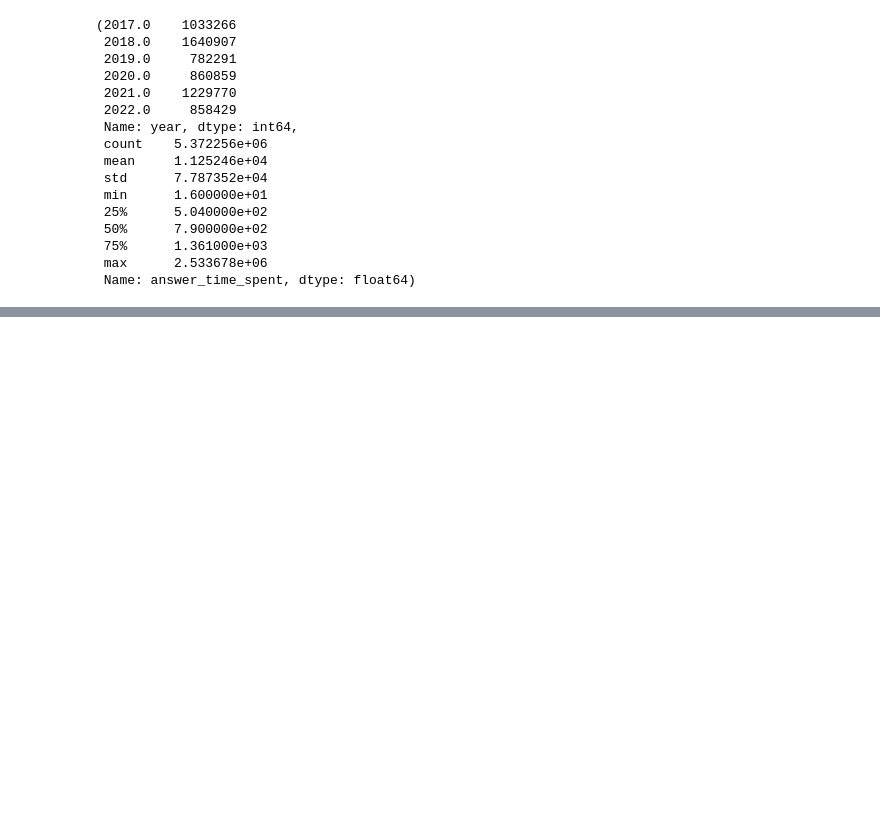
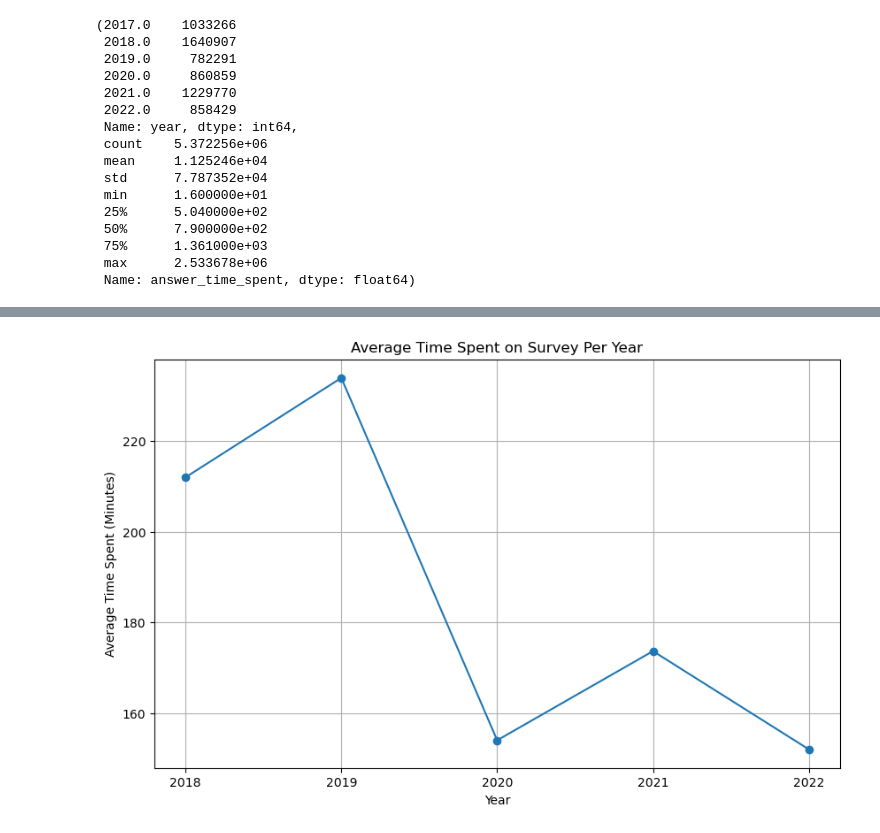
Before and after one commit to raj-rajat/kaggle-survey-2017-2022-long-format, a Jupyter notebook: kaggle-survey-2017-2022-long-format.ipynb, the cells around one changed output, grey strips where cells are left out. Saved outputs shown, nothing was run; the diff lists cells and outputs as text; code cells hidden in the pictures; blank space fills up the shorter version.

Commit message:
Kaggle Notebook | kaggle-survey-2017-2022-long-format | Version 7

```diff
--- a/kaggle-survey-2017-2022-long-format.ipynb
+++ b/kaggle-survey-2017-2022-long-format.ipynb
@@ -123,0 +218,5 @@ memory usage: 293.2+ MB
+# %%
+# Calculate the average answer_time_spent per year
+df_answer_time_by_year = df_answer.groupby('year')['answer_time_spent'].mean()
+
+df_answer_time_by_year
@@ -123,0 +232,12 @@ memory usage: 293.2+ MB
+# %%
+# Plot the average answer_time_spent per year
+plt.figure(figsize=(10, 6))
+plt.plot(df_answer_time_by_year.index, df_answer_time_by_year.values / 60, marker='o')  # Convert seconds to minutes
+plt.title('Average Time Spent on Survey Per Year')
+plt.xlabel('Year')
+plt.ylabel('Average Time Spent (Minutes)')
+plt.xticks(ticks=df_answer_time_by_year.index[1:], labels=df_answer_time_by_year.index[1:].astype(int))  # Exclude 2017
+plt.grid(True)
+plt.show()
+# %% [output]
+[figure, added]
```
Also changed, not shown: parts of 13 cells of this notebook.
